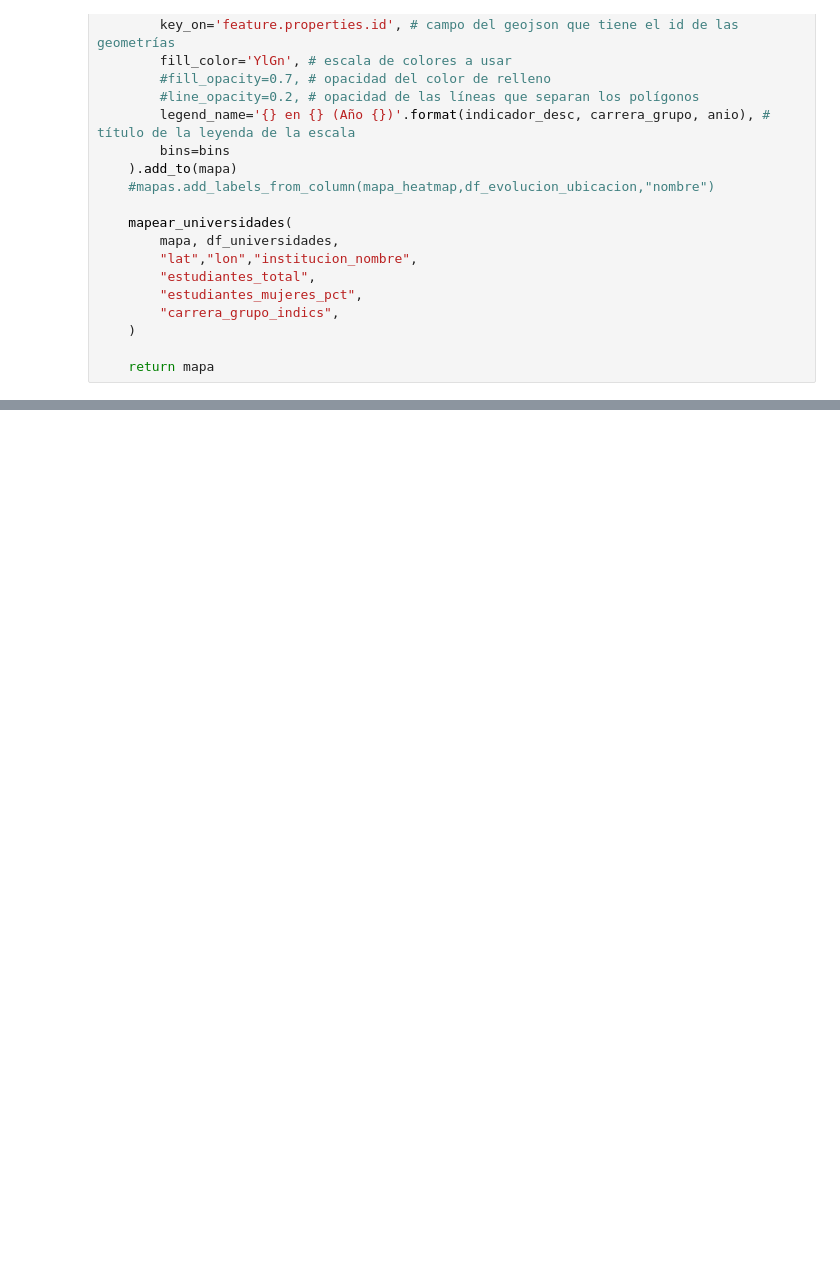
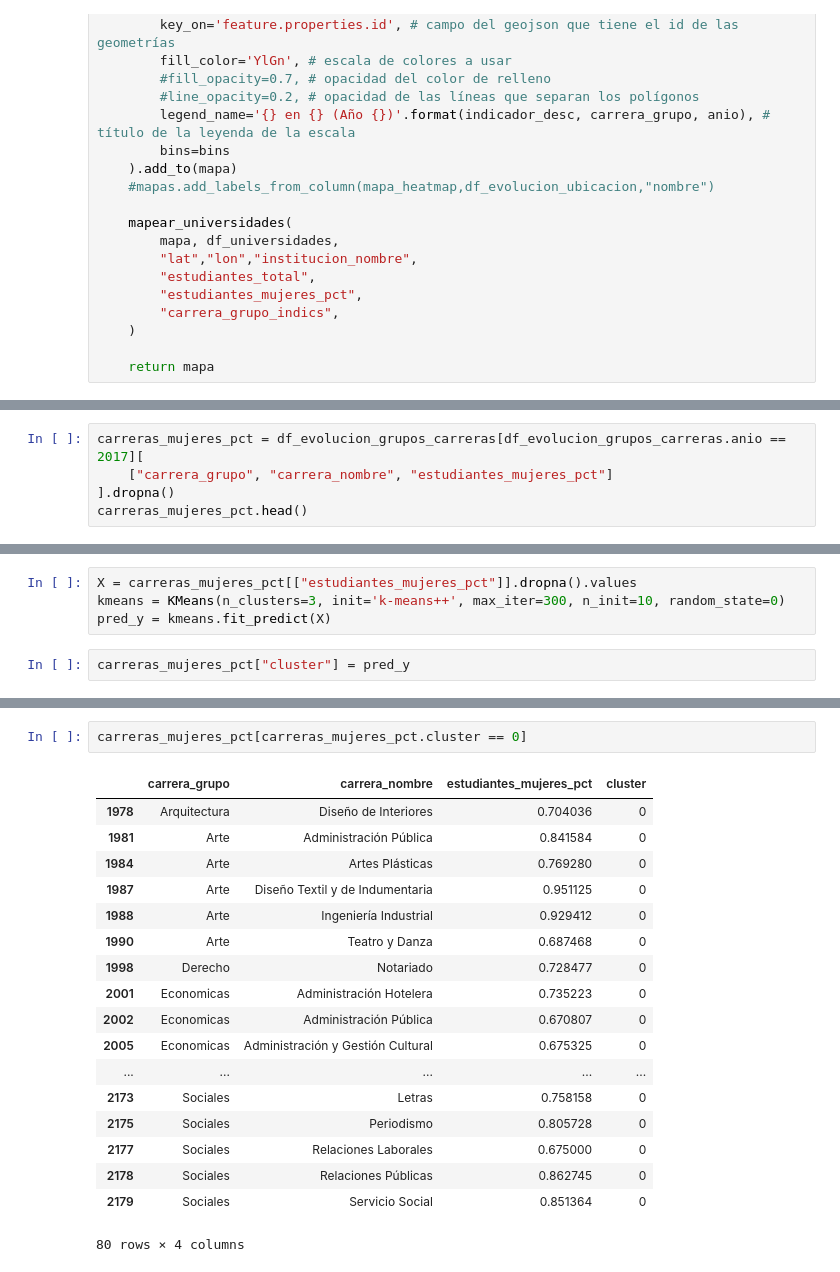
Before and after one commit to chicasentec/viz-carreras-nexjournal, a Jupyter notebook: visualizaciones-next-journal.ipynb, the cells around one changed output, grey strips where cells are left out. Cells and saved outputs as stored; diff of their text form; blank space fills up the shorter version.

Commit message:
Agrego comienzo de gráficos de clusteres.

```diff
--- a/visualizaciones-next-journal.ipynb
+++ b/visualizaciones-next-journal.ipynb
@@ -314,0 +349,5 @@ generate_heat_marker_map(2016, 'Tecnologia', 'estudiantes_mujeres_pct')
+# %%
+carreras_mujeres_pct = df_evolucion_grupos_carreras[df_evolucion_grupos_carreras.anio == 2017][
+    ["carrera_grupo", "carrera_nombre", "estudiantes_mujeres_pct"]
+].dropna()
+carreras_mujeres_pct.head()
@@ -314,0 +361,6 @@ generate_heat_marker_map(2016, 'Tecnologia', 'estudiantes_mujeres_pct')
+# %%
+X = carreras_mujeres_pct[["estudiantes_mujeres_pct"]].dropna().values
+kmeans = KMeans(n_clusters=3, init='k-means++', max_iter=300, n_init=10, random_state=0)
+pred_y = kmeans.fit_predict(X)
+# %%
+carreras_mujeres_pct["cluster"] = pred_y
@@ -314,0 +375,21 @@ generate_heat_marker_map(2016, 'Tecnologia', 'estudiantes_mujeres_pct')
+# %%
+carreras_mujeres_pct[carreras_mujeres_pct.cluster == 0]
+# %% [output]
+|  | carrera_grupo | carrera_nombre | estudiantes_mujeres_pct | cluster |
+| 1978 | Arquitectura | Diseño de Interiores | 0.704036 | 0 |
+| 1981 | Arte | Administración Pública | 0.841584 | 0 |
+| 1984 | Arte | Artes Plásticas | 0.769280 | 0 |
+| 1987 | Arte | Diseño Textil y de Indumentaria | 0.951125 | 0 |
+| 1988 | Arte | Ingeniería Industrial | 0.929412 | 0 |
+| 1990 | Arte | Teatro y Danza | 0.687468 | 0 |
+| 1998 | Derecho | Notariado | 0.728477 | 0 |
+| 2001 | Economicas | Administración Hotelera | 0.735223 | 0 |
+| 2002 | Economicas | Administración Pública | 0.670807 | 0 |
+| 2005 | Economicas | Administración y Gestión Cultural | 0.675325 | 0 |
+| ... | ... | ... | ... | ... |
+| 2173 | Sociales | Letras | 0.758158 | 0 |
+| 2175 | Sociales | Periodismo | 0.805728 | 0 |
+| 2177 | Sociales | Relaciones Laborales | 0.675000 | 0 |
+| 2178 | Sociales | Relaciones Públicas | 0.862745 | 0 |
+| 2179 | Sociales | Servicio Social | 0.851364 | 0 |
+80 rows × 4 columns
```
Also changed, not shown: parts of 7 cells of this notebook, 2 other files.
